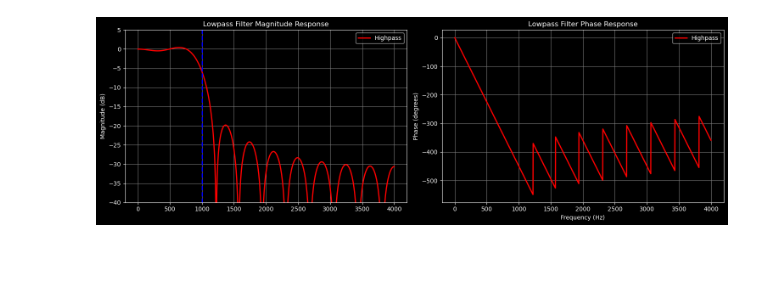
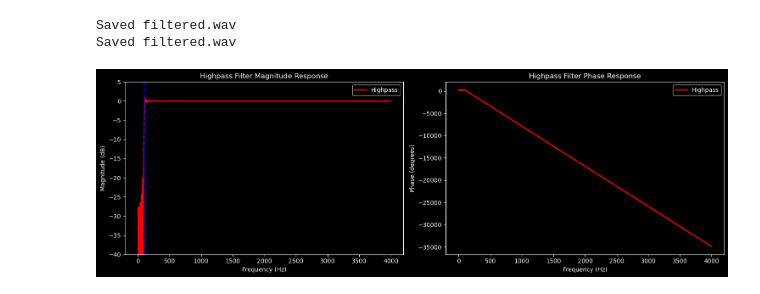
Before and after one commit to AMR-HOSNY11/Butterworth-IIR-and-FIR-Filters, a Jupyter notebook: last version.ipynb, the cells around one changed output. Drawn from its saved outputs; the diff is of its cells as text; code cells hidden in the pictures; blank space fills up the shorter version.

```diff
--- a/last version.ipynb
+++ b/last version.ipynb
@@ -102,3 +93,26 @@ def design_fir_rectangular(filter_type, cutoff, sr, numtaps=101):
         h[int(alpha)] += 1
         h = h / np.sum(h * ((-1) ** n))
     return h, np.array([1.0])
+# %%
+def design_fir_rectangular_matlab_hp(cutoff, sr, numtaps=101):
+    omega = 2 * np.pi * cutoff / sr
+    alpha = (numtaps - 1) / 2
+    n = np.arange(numtaps)
+
+    h = np.zeros(numtaps)
+
+    for i in range(numtaps):
+        if i == alpha:
+            h[i] = 1 - omega / np.pi
+        else:
+            h[i] = -np.sin(omega * (i - alpha)) / (np.pi * (i - alpha))
+
+    # MATLAB-style normalization (unity passband gain)
+    w = np.exp(1j * np.pi * n)
+    H_pi = np.sum(h * w)
+    h = h / np.real(H_pi)
+
+    return h, np.array([1.0])
+# %%
+b,_=design_fir_rectangular_matlab_hp(100,8000,401)
+b
@@ -129,9 +161,13 @@ if USE_TEST_SIGNAL:
     audio = 0.8 * np.sin(2*np.pi * TEST_SIGNAL_FREQ * t)
 else:
     audio, fs = sf.read(AUDIO_FILE)
-    if audio.ndim > 1: audio = audio.mean(axis=1)
+    if audio.ndim > 1:
+        audio = audio.mean(axis=1)
+    audio = audio.astype(float)
 
 audio_noisy = add_noise(audio, fs, NOISE_TYPE, NOISE_LEVEL, NOISE_FREQUENCY)
+sf.write("audio_noisy.wav", audio_noisy, fs)
+print("Saved filtered.wav")
 
 if USE_IIR:
     b, a, as_coeffs, p_an = design_butter_iir(FILTER_TYPE, CUTOFF_HZ, fs, FILTER_ORDER)
@@ -142,32 +178,39 @@ else:
 
 filtered = apply_filter_direct(b, a, audio_noisy)
 filtered = filtered / (np.max(np.abs(filtered)) + 1e-12) # Normalize
+
+sf.write("filtered.wav", filtered, fs)
+print("Saved filtered.wav")
+# %% [output]
+Saved filtered.wav
+Saved filtered.wav
 # %%
 w, H_hp = freqz(b,a, worN=2048, fs=fs)
 
 # --- Plot ---
 plt.figure(figsize=(15, 5), facecolor='black')
 
 # Magnitude Response
 plt.subplot(1,2, 1)
 plt.plot(w, 20*np.log10(np.abs(H_hp)), 'r', linewidth=2)
-plt.grid(True)
+# plt.grid(True)
 plt.axvline(CUTOFF_HZ, color='b', linestyle='--')
 plt.ylabel('Magnitude (dB)')
+plt.xlabel('Frequency (Hz)')
 plt.title(f"{FILTER_TYPE.capitalize()} Filter Magnitude Response")
 plt.legend(['Highpass'])
 plt.ylim([-40, 5])
 
 # Phase Response
 plt.subplot(1, 2, 2)
 plt.plot(w, np.unwrap(np.angle(H_hp)) * 180 / np.pi, 'r', linewidth=2)
-plt.grid(True)
+# plt.grid(True)
 plt.title(f"{FILTER_TYPE.capitalize()} Filter Phase Response")
 plt.xlabel('Frequency (Hz)')
 plt.ylabel('Phase (degrees)')
 plt.legend(['Highpass'])
 
 plt.tight_layout()
 plt.show()
 # %% [output]
-[figure, old version]
+[figure, new version]
```
Also changed, not shown: parts of 11 cells of this notebook, 3 other files.
